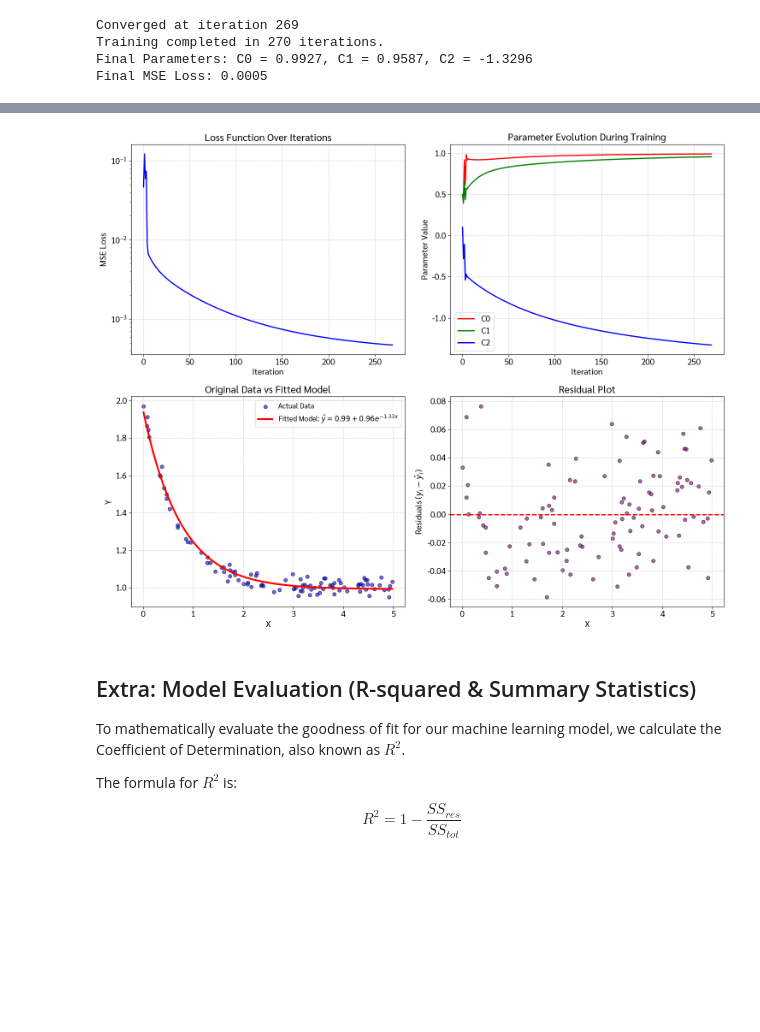
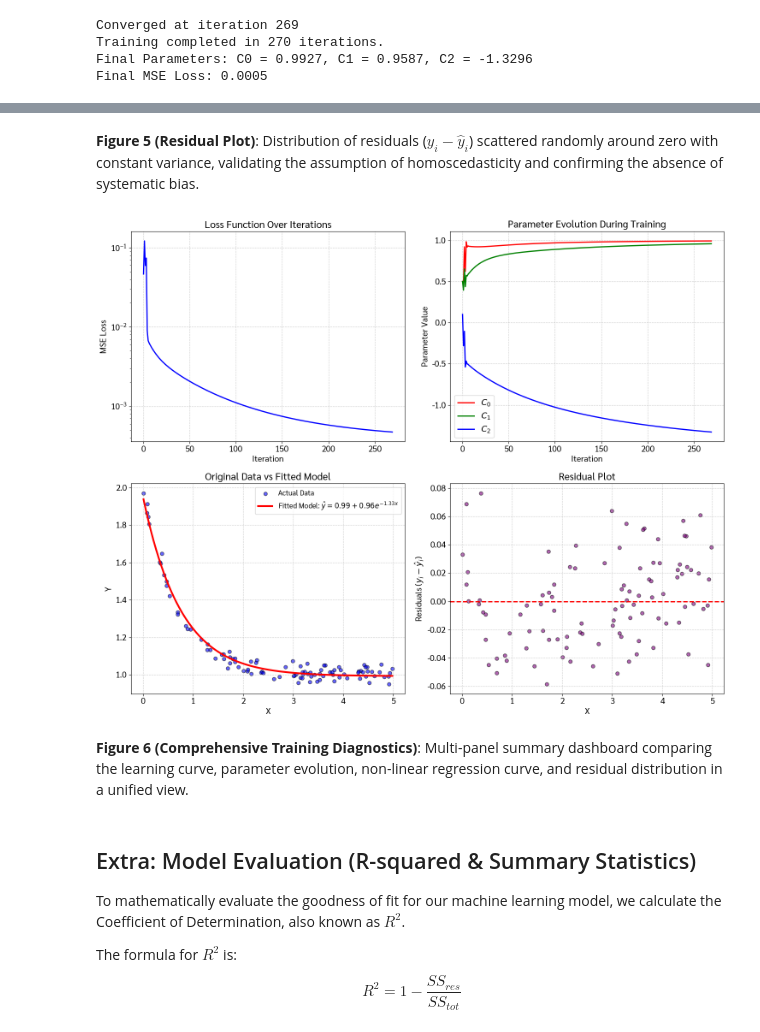
Before and after one commit to Palapluem/cpe342-machine-learning, a Jupyter notebook: assignment/Assignment 2_Training models via iterative approach/Assignment_2_GD.ipynb, the cells around one changed output, grey strips where cells are left out. Cells and saved outputs as stored; diff of their text form; code cells hidden in the pictures; blank space fills up the shorter version.

Commit message:
Add dedicated Figure captions and individual plotting cells to Assignment 2 notebook

```diff
--- a/assignment/Assignment 2_Training models via iterative approach/Assignment_2_GD.ipynb
+++ b/assignment/Assignment 2_Training models via iterative approach/Assignment_2_GD.ipynb
@@ -233,57 +295,7 @@ In this section, we analyze the training behavior and performance of our model u
+# %% [markdown]
+**Figure 5 (Residual Plot)**: Distribution of residuals ($y_i - \hat{y}_i$) scattered randomly around zero with constant variance, validating the assumption of homoscedasticity and confirming the absence of systematic bias.
 # %%
-# Save individual plots to PDF first (before creating subplots which resets state)
-# Plot 1: Learning Curve
-plt.figure(figsize=(8, 5))
-plt.plot(range(len(history_loss)), history_loss, 'b-', linewidth=2)
-plt.xlabel('Iteration')
-plt.ylabel('MSE Loss')
-plt.title('Loss Function Over Iterations')
-plt.grid(True, linestyle='--', alpha=0.6)
-plt.yscale('log')
-plt.savefig('plot_2_loss_curve.pdf', bbox_inches='tight')
-plt.close()
-
-# Plot 2: Convergence of parameters
-plt.figure(figsize=(8, 5))
-plt.plot(range(len(history_C0)), history_C0, 'r-', label='C0', linewidth=2)
-plt.plot(range(len(history_C1)), history_C1, 'g-', label='C1', linewidth=2)
-plt.plot(range(len(history_C2)), history_C2, 'b-', label='C2', linewidth=2)
-plt.xlabel('Iteration')
-plt.ylabel('Parameter Value')
-plt.title('Parameter Evolution During Training')
-plt.legend()
-plt.grid(True, linestyle='--', alpha=0.6)
-plt.savefig('plot_3_coeff_trajectory.pdf', bbox_inches='tight')
-plt.close()
-
-# Plot 3: Fitted Curve vs Actual Data
-plt.figure(figsize=(8, 5))
-x_line = np.linspace(min(X), max(X), 100)
-y_line = C0 + C1 * np.exp(C2 * x_line)
-plt.scatter(X, Y, color='blue', alpha=0.6, label='Actual Data', edgecolor='k')
-plt.plot(x_line, y_line, 'r-', linewidth=3, label=f'Fitted Model: $\hat{{y}} = {C0:.2f} + {C1:.2f}e^{{{C2:.2f}x}}$')
-plt.xlabel('X')
-plt.ylabel('Y')
-plt.title('Original Data vs Fitted Model')
-plt.legend(fontsize=12)
-plt.grid(True, linestyle='--', alpha=0.6)
-plt.savefig('plot_4_fitted_curve.pdf', bbox_inches='tight')
-plt.close()
-
-# Plot 4: Residuals
-plt.figure(figsize=(8, 5))
-Y_pred_final = C0 + C1 * np.exp(C2 * X)
-residuals = Y - Y_pred_final
-plt.scatter(X, residuals, color='purple', alpha=0.6, edgecolor='k')
-plt.axhline(0, color='red', linestyle='--', linewidth=2)
-plt.xlabel('X')
-plt.ylabel('Residuals ($y_i - \hat{y}_i$)')
-plt.title('Residual Plot')
-plt.grid(True, linestyle='--', alpha=0.6)
-plt.savefig('plot_5_residuals.pdf', bbox_inches='tight')
-plt.close()
-
-# Now create the combined 2x2 grid for notebook display
+# Multi-panel combined summary dashboard
 fig, ((ax1, ax2), (ax3, ax4)) = plt.subplots(2, 2, figsize=(15, 12))
 
 # Plot 1: Learning Curve (Loss over Iterations)
@@ -292,39 +304,41 @@ ax1.set_xlabel('Iteration')
 ax1.set_ylabel('MSE Loss')
 ax1.set_title('Loss Function Over Iterations')
 ax1.grid(True, linestyle='--', alpha=0.6)
 ax1.set_yscale('log')
 
 # Plot 2: Convergence of parameters
-ax2.plot(range(len(history_C0)), history_C0, 'r-', label='C0', linewidth=2)
-ax2.plot(range(len(history_C1)), history_C1, 'g-', label='C1', linewidth=2)
-ax2.plot(range(len(history_C2)), history_C2, 'b-', label='C2', linewidth=2)
+ax2.plot(range(len(history_C0)), history_C0, 'r-', label='$C_0$', linewidth=2)
+ax2.plot(range(len(history_C1)), history_C1, 'g-', label='$C_1$', linewidth=2)
+ax2.plot(range(len(history_C2)), history_C2, 'b-', label='$C_2$', linewidth=2)
 ax2.set_xlabel('Iteration')
 ax2.set_ylabel('Parameter Value')
 ax2.set_title('Parameter Evolution During Training')
 ax2.legend()
 ax2.grid(True, linestyle='--', alpha=0.6)
 
 # Plot 3: Fitted Curve vs Actual Data
 ax3.scatter(X, Y, color='blue', alpha=0.6, label='Actual Data', edgecolor='k')
-ax3.plot(x_line, y_line, 'r-', linewidth=3, label=f'Fitted Model: $\hat{{y}} = {C0:.2f} + {C1:.2f}e^{{{C2:.2f}x}}$')
+ax3.plot(x_line, y_line, 'r-', linewidth=3, label=f'Fitted Model: $\\hat{{y}} = {C0:.2f} + {C1:.2f}e^{{{C2:.2f}x}}$')
 ax3.set_xlabel('X')
 ax3.set_ylabel('Y')
 ax3.set_title('Original Data vs Fitted Model')
 ax3.legend(fontsize=12)
 ax3.grid(True, linestyle='--', alpha=0.6)
 
 # Plot 4: Residuals
 ax4.scatter(X, residuals, color='purple', alpha=0.6, edgecolor='k')
 ax4.axhline(0, color='red', linestyle='--', linewidth=2)
 ax4.set_xlabel('X')
-ax4.set_ylabel('Residuals ($y_i - \hat{y}_i$)')
+ax4.set_ylabel('Residuals ($y_i - \\hat{y}_i$)')
 ax4.set_title('Residual Plot')
 ax4.grid(True, linestyle='--', alpha=0.6)
 
 plt.tight_layout()
 plt.show()
 # %% [output]
-[figure, old version]
+[figure, new version]
+# %% [markdown]
+**Figure 6 (Comprehensive Training Diagnostics)**: Multi-panel summary dashboard comparing the learning curve, parameter evolution, non-linear regression curve, and residual distribution in a unified view.
 # %% [markdown]
 ## Extra: Model Evaluation (R-squared & Summary Statistics)
 To mathematically evaluate the goodness of fit for our machine learning model, we calculate the Coefficient of Determination, also known as $R^2$.
```
Also changed, not shown: parts of 11 cells of this notebook, 13 other files.
